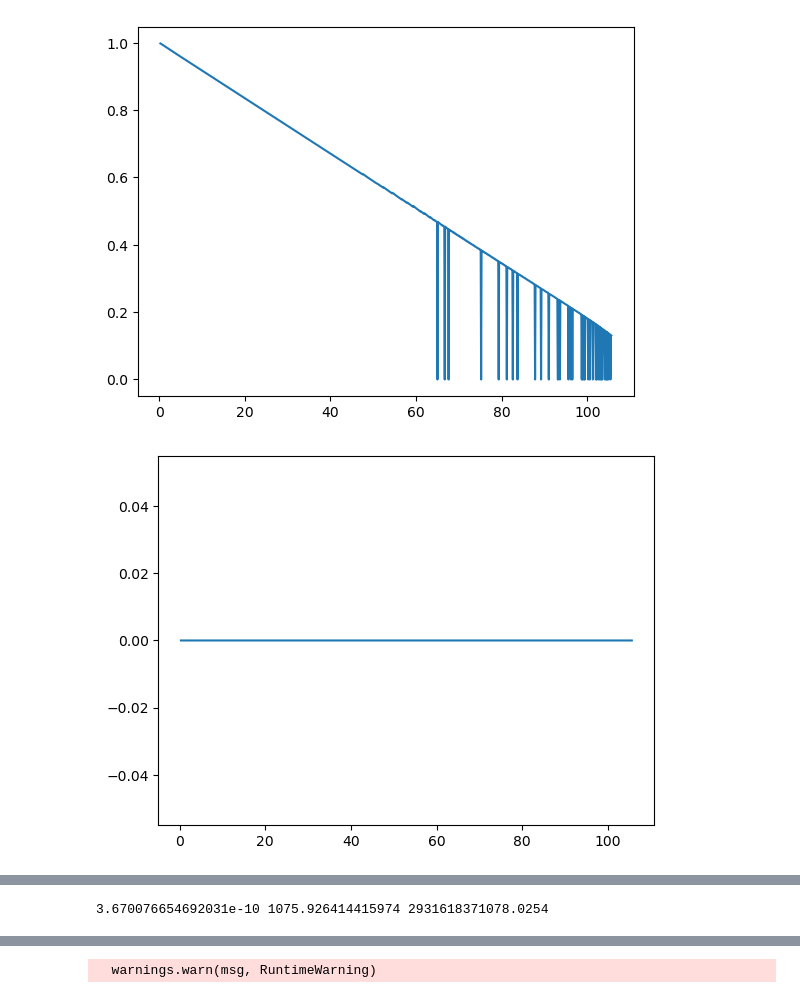
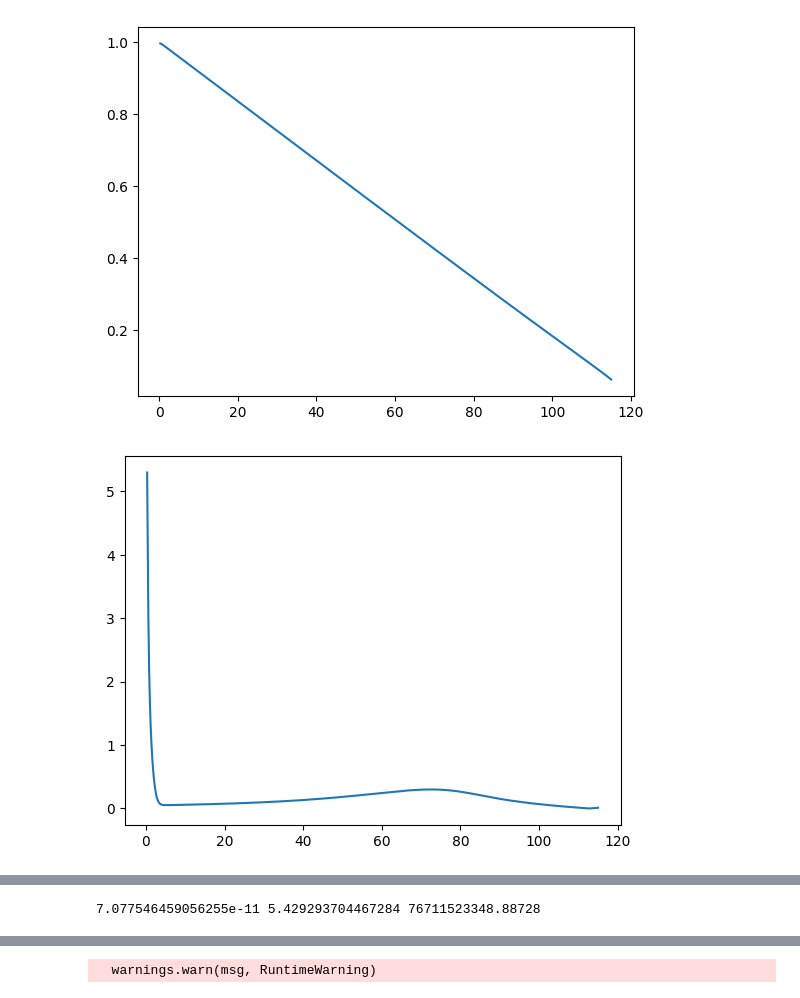
Before and after one commit to richard-von-eckardstein/GEFF, a Jupyter notebook: Testing.ipynb, the cells around one changed output, grey strips where cells are left out. Cells and saved outputs as stored; diff of their text form; code cells hidden in the pictures.

```diff
--- a/Testing.ipynb
+++ b/Testing.ipynb
@@ -7,7 +7,7 @@ from scipy.interpolate import CubicSpline
 from mpmath import whitw, mp
 import math
 # %%
-ntr = 155
+ntr = 100
 atol = 1e-20
 rtol = 1e-3
 
@@ -33,7 +37,10 @@ success : False
 # %%
 dydt = []
 backup = GEF1.vals.copy()
+
 for i, t in enumerate(sol.t):
+    if GEF1.SEModel=="Del1":
+        GEF1.vals["delta"] = 1.
     dy = GEF1.TimeStep(t, sol.y[:,i], rtol=rtol)
     dydt.append(dy)
 dydt = np.array(dydt).T
@@ -65,2 +72,2 @@ print(minval, maxval, maxval/minval)
-[figure, old version]
+[figure, new version]
-[figure, old version]
+[figure, new version]
@@ -69,4 +75,4 @@ print(minval, maxval, maxval/minval)
-3.670076654692031e-10 1075.926414415974 2931618371078.0254
+7.077546459056255e-11 5.429293704467284 76711523348.88728
 # %%
 for i in range(GEF1.GaugePos):
     arr = abs(dydt[i,:]/sol.y[i,:])[3:]
```
Also changed, not shown: parts of 13 cells of this notebook, 2 other files.
